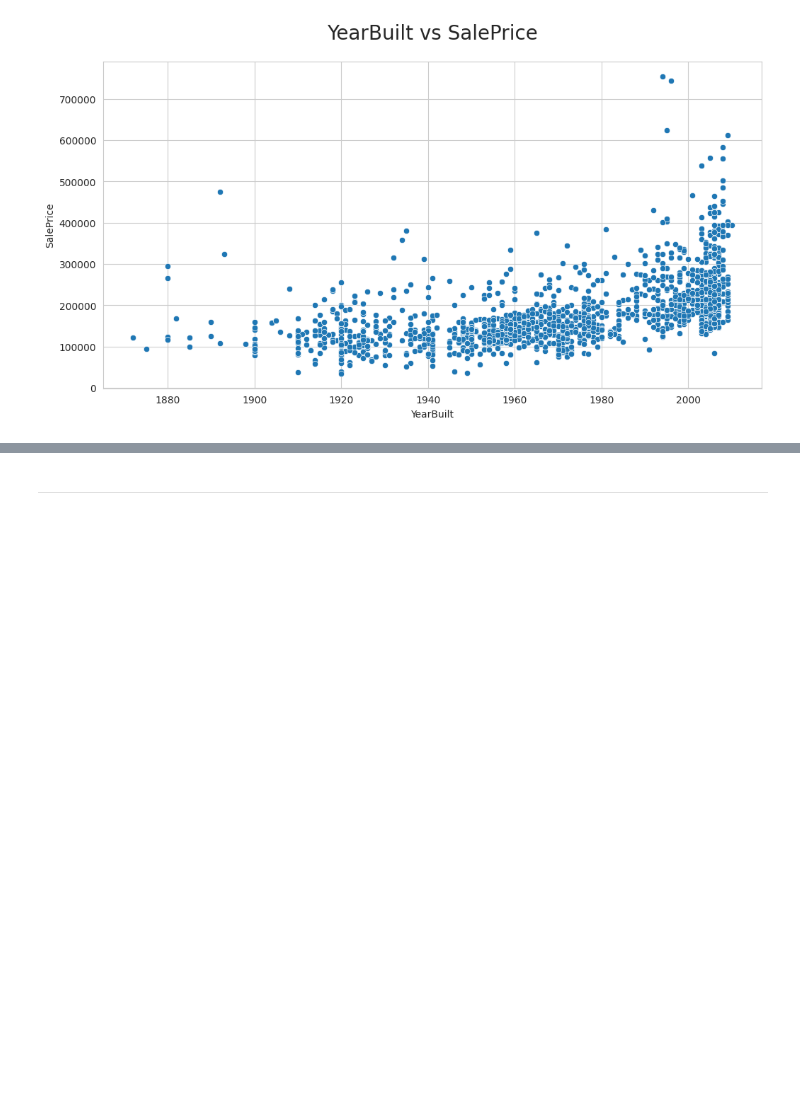
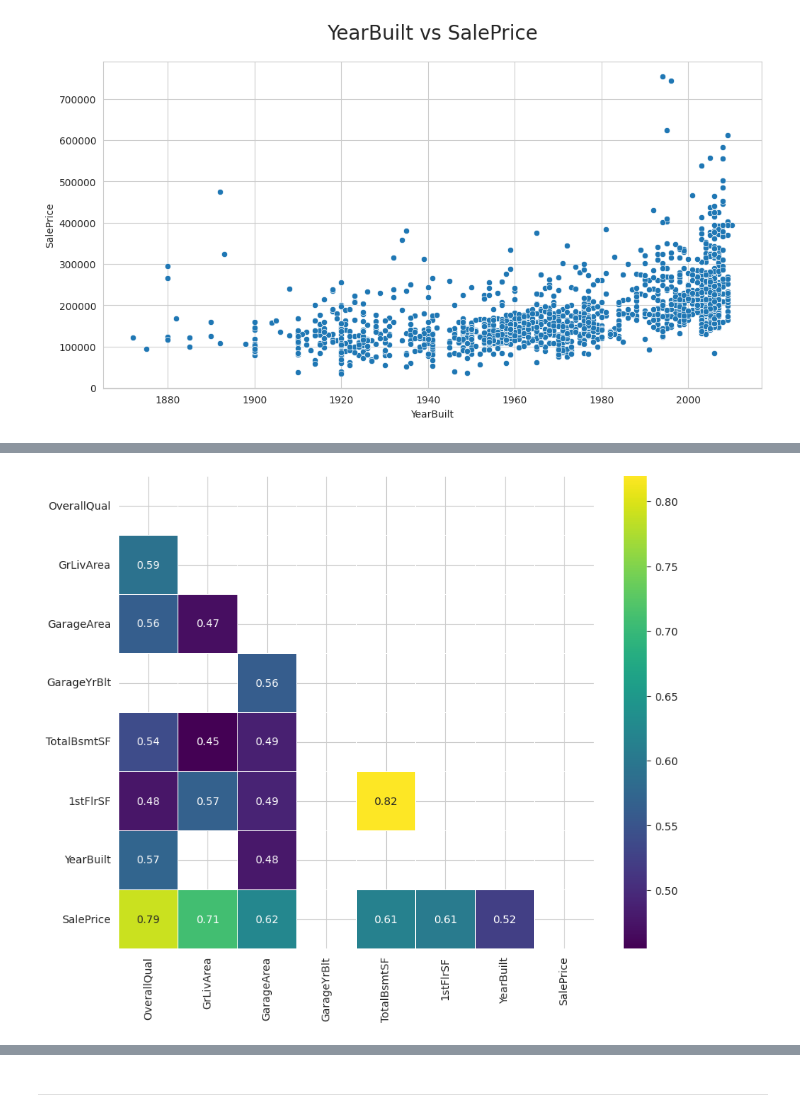
Before and after one commit to cgrace0044/milestone-project5-heritage-housing-issues, a Jupyter notebook: jupyter_notebooks/03_HouseSalesPriceStudy.ipynb, the cells around one changed output, grey strips where cells are left out. Drawn from its saved outputs; the diff is of its cells as text; code cells hidden in the pictures; blank space fills up the shorter version.

```diff
--- a/jupyter_notebooks/03_HouseSalesPriceStudy.ipynb
+++ b/jupyter_notebooks/03_HouseSalesPriceStudy.ipynb
@@ -258 +314,10 @@ variables_plots(df_eda)
+# %%
+heatmap_corr(
+    df=df_corr_pearson,
+    threshold=0.4,
+    figsize=(10, 8),
+    font_annot=10
+)
+# %% [output]
+[figure, added]
 # %% [markdown]
```
Also changed, not shown: parts of 9 cells of this notebook.
